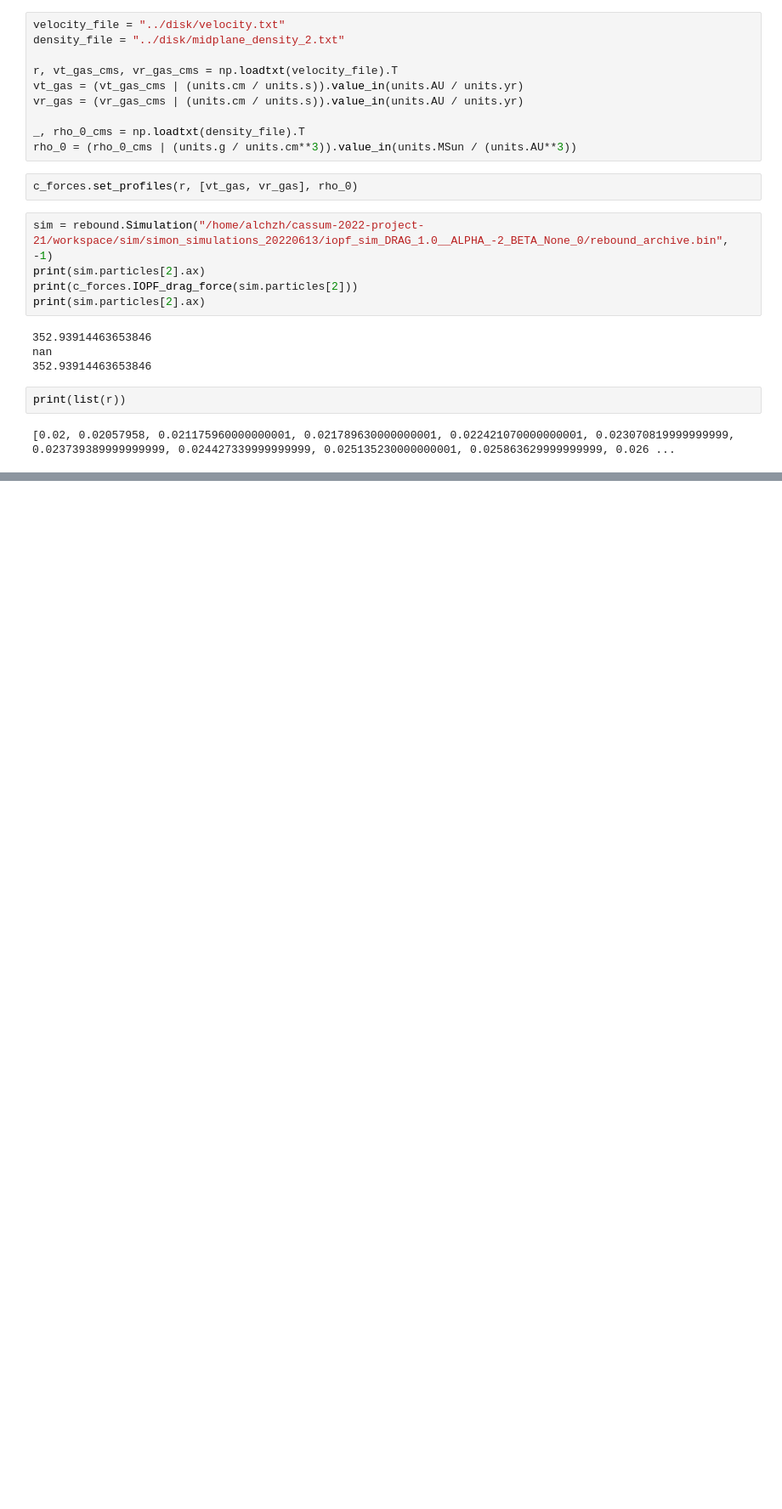
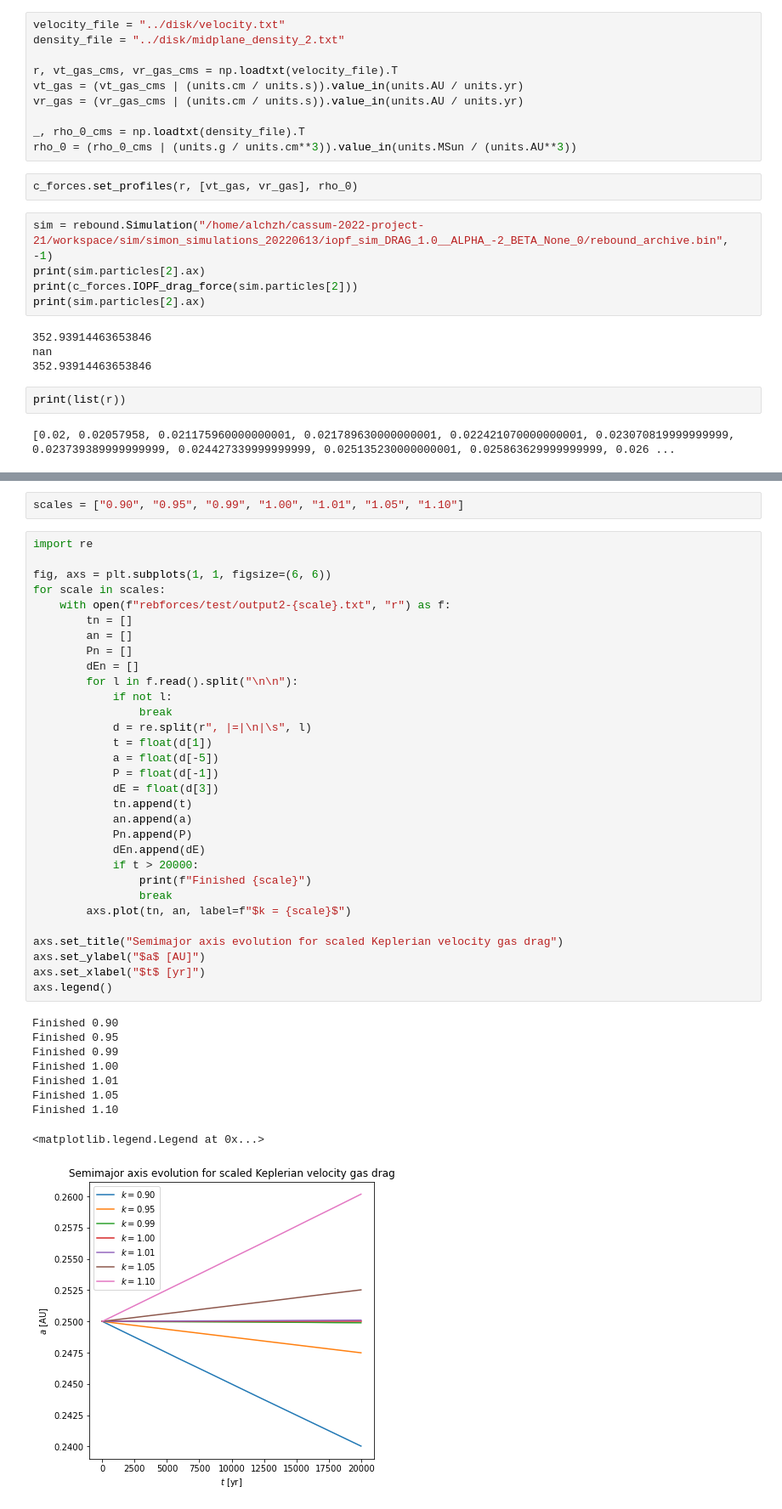
Before and after one commit to cassum-2022-project-21/workspace, a Jupyter notebook: sim/drag_test.ipynb, the cells around one changed output, grey strips where cells are left out. Shown at 85% size. Cells and saved outputs as stored; diff of their text form; blank space fills up the shorter version.

```diff
--- a/sim/drag_test.ipynb
+++ b/sim/drag_test.ipynb
@@ -172,0 +175,43 @@ print(list(r))
+# %%
+scales = ["0.90", "0.95", "0.99", "1.00", "1.01", "1.05", "1.10"]
+# %%
+import re
+
+fig, axs = plt.subplots(1, 1, figsize=(6, 6))
+for scale in scales:
+    with open(f"rebforces/test/output2-{scale}.txt", "r") as f:
+        tn = []
+        an = []
+        Pn = []
+        dEn = []
+        for l in f.read().split("\n\n"):
+            if not l:
+                break
+            d = re.split(r", |=|\n|\s", l)
+            t = float(d[1])
+            a = float(d[-5])
+            P = float(d[-1])
+            dE = float(d[3])
+            tn.append(t)
+            an.append(a)
+            Pn.append(P)
+            dEn.append(dE)
+            if t > 20000:
+                print(f"Finished {scale}")
+                break
+        axs.plot(tn, an, label=f"$k = {scale}$")
+
+axs.set_title("Semimajor axis evolution for scaled Keplerian velocity gas drag")
+axs.set_ylabel("$a$ [AU]")
+axs.set_xlabel("$t$ [yr]")
+axs.legend()
+# %% [output]
+Finished 0.90
+Finished 0.95
+Finished 0.99
+Finished 1.00
+Finished 1.01
+Finished 1.05
+Finished 1.10
+<matplotlib.legend.Legend at 0x...>
+[figure, added]
```
Also changed, not shown: parts of 4 cells of this notebook, 11 other files.
